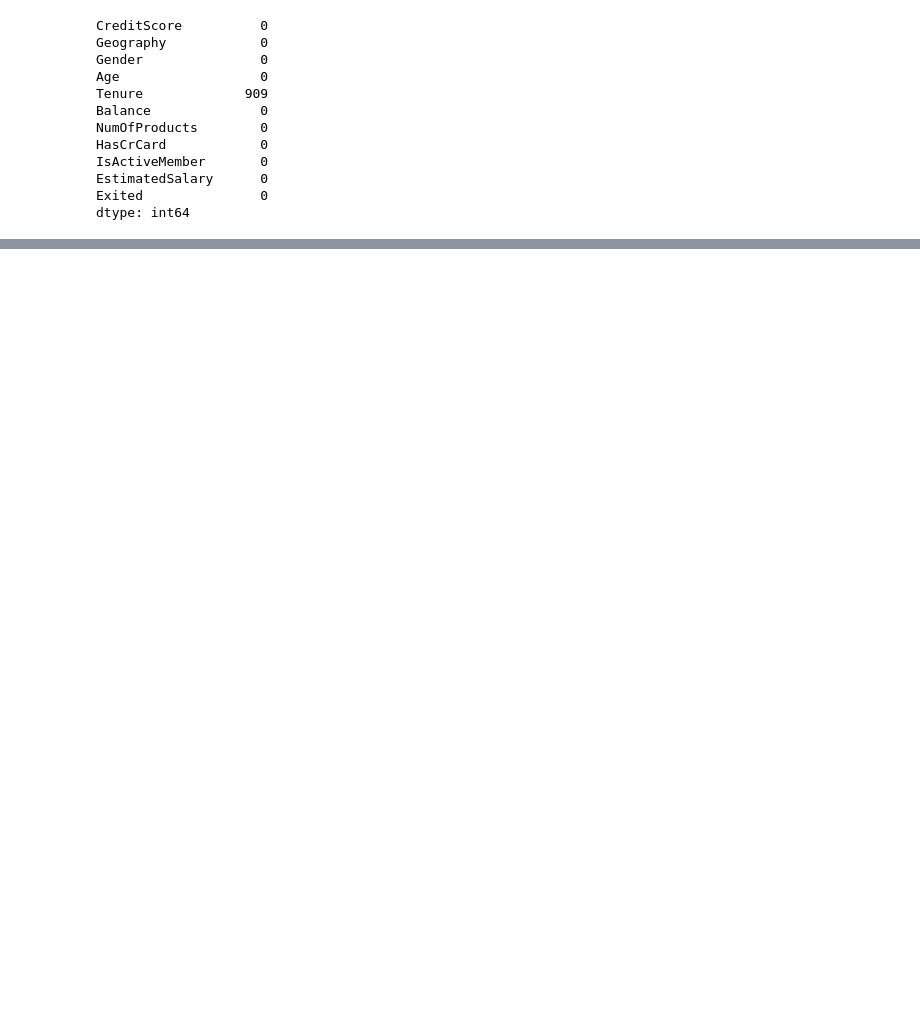
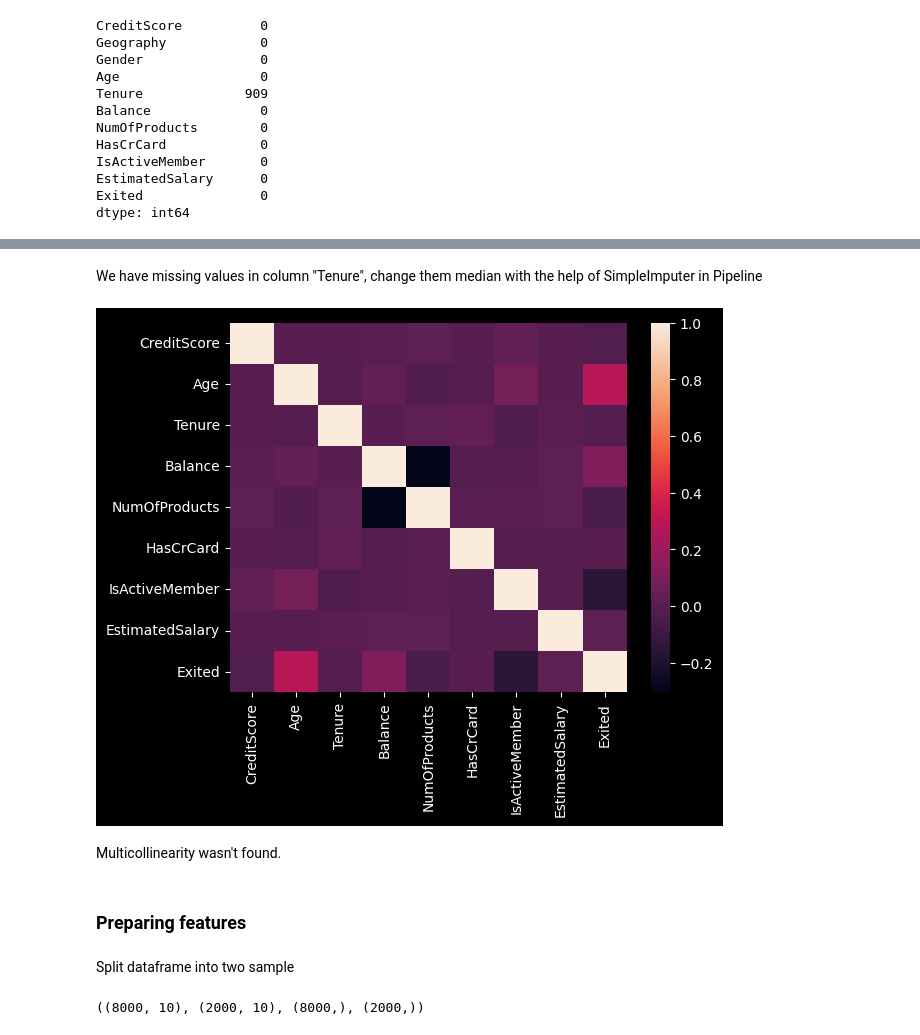
Before and after one commit to UsovAlexander/Outflow-of-bank-customers, a Jupyter notebook: Отток клиентов банка.ipynb, the cells around one changed output, grey strips where cells are left out. Cells and saved outputs as stored; diff of their text form; code cells hidden in the pictures; blank space fills up the shorter version.

```diff
--- a/Отток клиентов банка.ipynb
+++ b/Отток клиентов банка.ipynb
@@ -146,0 +132,12 @@ X_test[numeric] = scaler.transform(X_test[numeric])
+# %% [markdown]
+We have missing values in column "Tenure", change them median with the help of SimpleImputer in Pipeline
+# %%
+sns.heatmap(df.corr());
+# %% [output]
+[figure, added]
+# %% [markdown]
+Multicollinearity wasn't found.
+# %% [markdown]
+### Preparing features
+# %% [markdown]
+Split dataframe into two sample
@@ -146,0 +149,4 @@ X_test[numeric] = scaler.transform(X_test[numeric])
+# %%
+X_train.shape, X_test.shape, y_train.shape, y_test.shape
+# %% [output]
+((8000, 10), (2000, 10), (8000,), (2000,))
```
Also changed, not shown: parts of 113 cells of this notebook.
